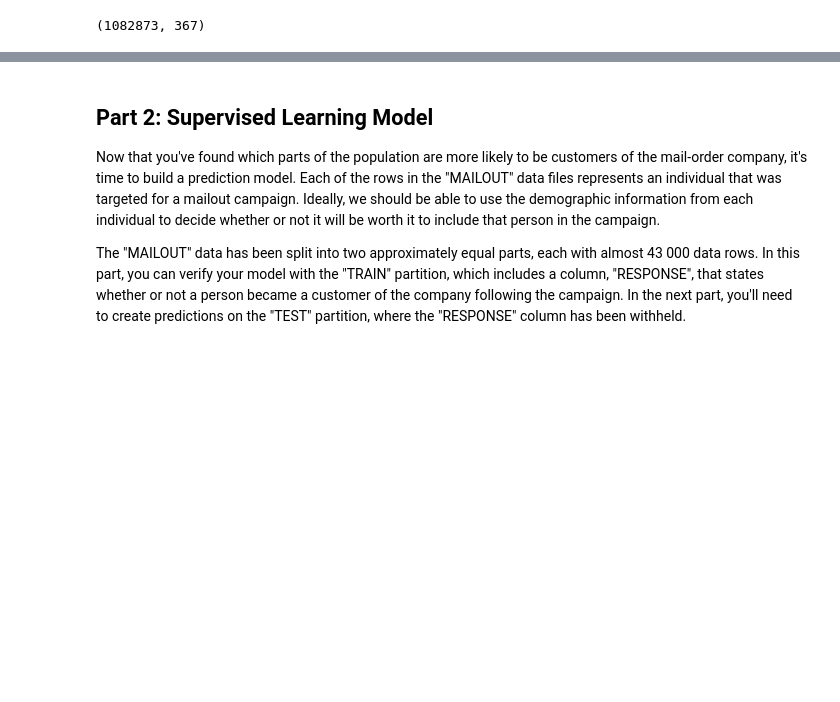
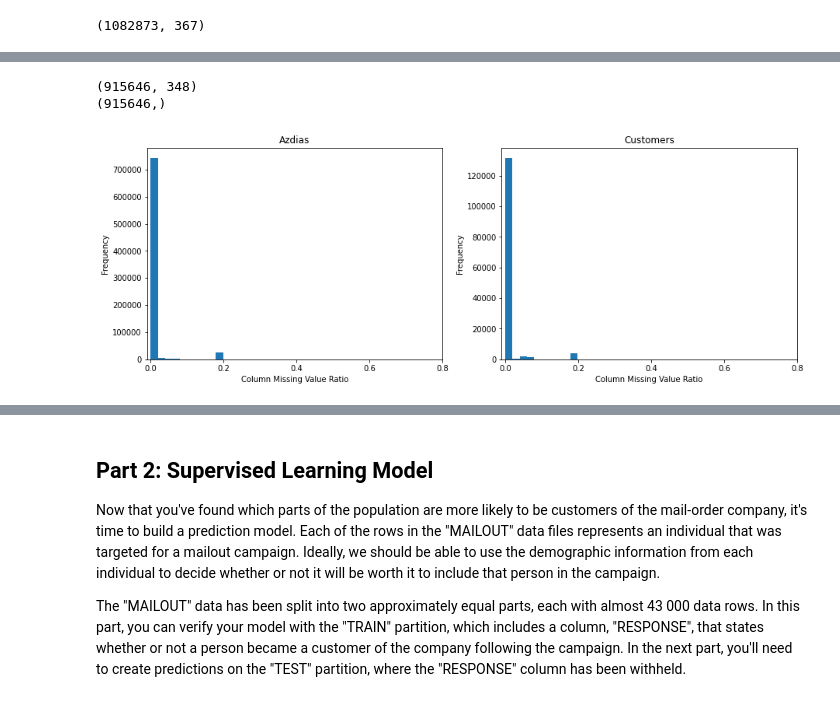
Before and after one commit to Joe-Abraham/Arvato-Financial-Services, a Jupyter notebook: Arvato Project Workbook.ipynb, the cells around one changed output, grey strips where cells are left out. Cells and saved outputs as stored; diff of their text form; code cells hidden in the pictures; blank space fills up the shorter version.

```diff
--- a/Arvato Project Workbook.ipynb
+++ b/Arvato Project Workbook.ipynb
@@ -435,21 +503,29 @@ plt.show()
 index_rows_sub = na_count_rows < 0.2
 features_sub = features_sub.loc[index_rows_sub, :]
 features_label = real_label[index_rows_sub]
+# %%
+print(features_sub.shape)
+print(features_label.shape)
+# %% [output]
+(915646, 348)
+(915646,)
 # %%
 # Sanity Check
 # Plot missing value distribution of the remaining columns of the 2 classes
 plt.figure(figsize = (15, 5))
 
 plt.subplot(1, 2, 1)
-features_sub[real_label==0].isna().mean(axis=0).plot(kind='hist')
+features_sub[features_label==0].isna().mean(axis=1).plot(kind='hist')
 plt.title('Azdias')
 plt.xlabel('Column Missing Value Ratio')
 plt.xticks(np.arange(0, 1, step=0.2))
 
 plt.subplot(1, 2, 2)
-features_sub[real_label==1].isna().mean(axis=0).plot(kind='hist')
+features_sub[features_label==1].isna().mean(axis=1).plot(kind='hist')
 plt.title('Customers')
 plt.xlabel('Column Missing Value Ratio')
 plt.xticks(np.arange(0, 1, step=0.2))
 
 plt.show()
+# %% [output]
+[figure, added]
```
Also changed, not shown: parts of 29 cells of this notebook, 2 other files.
